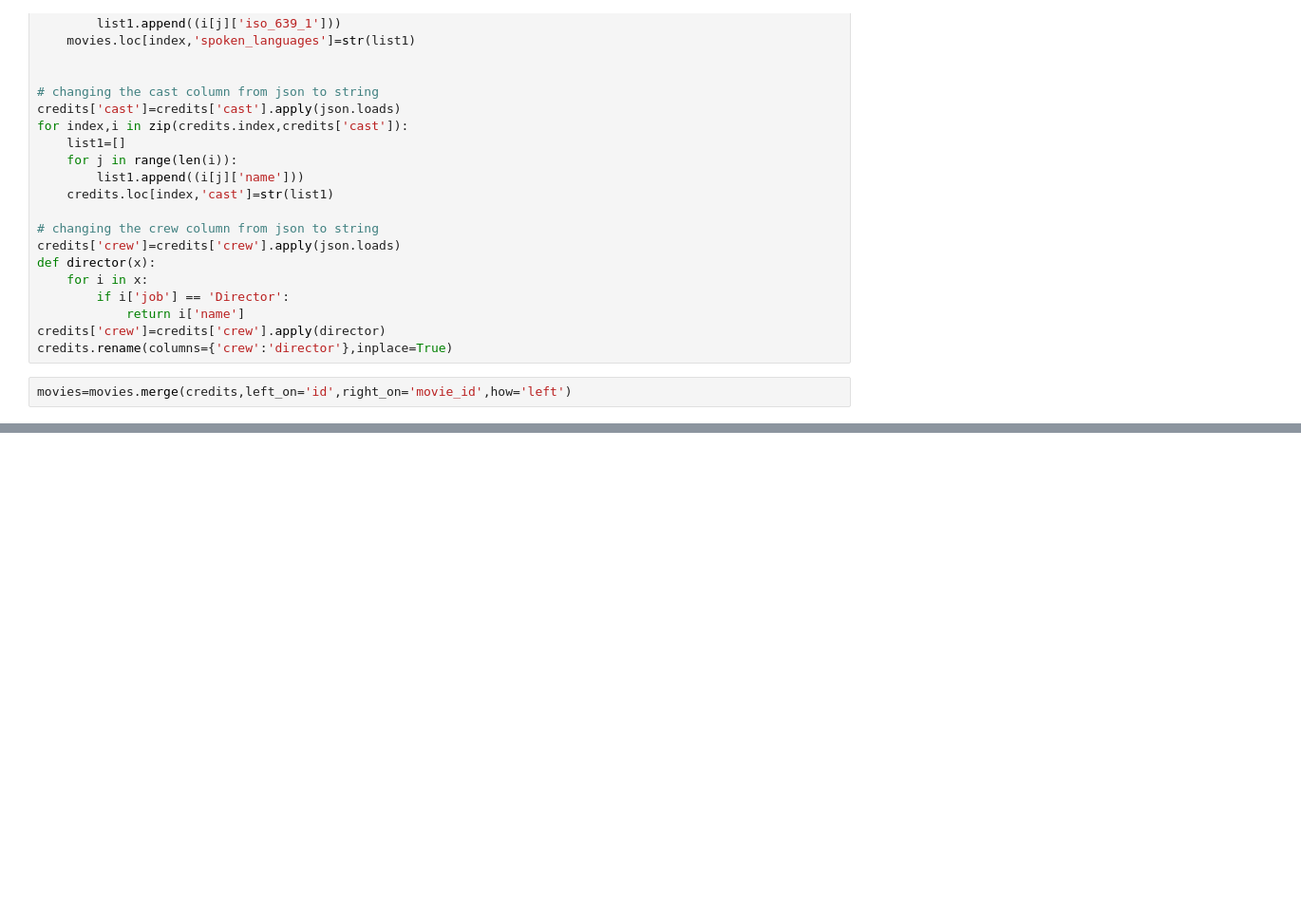
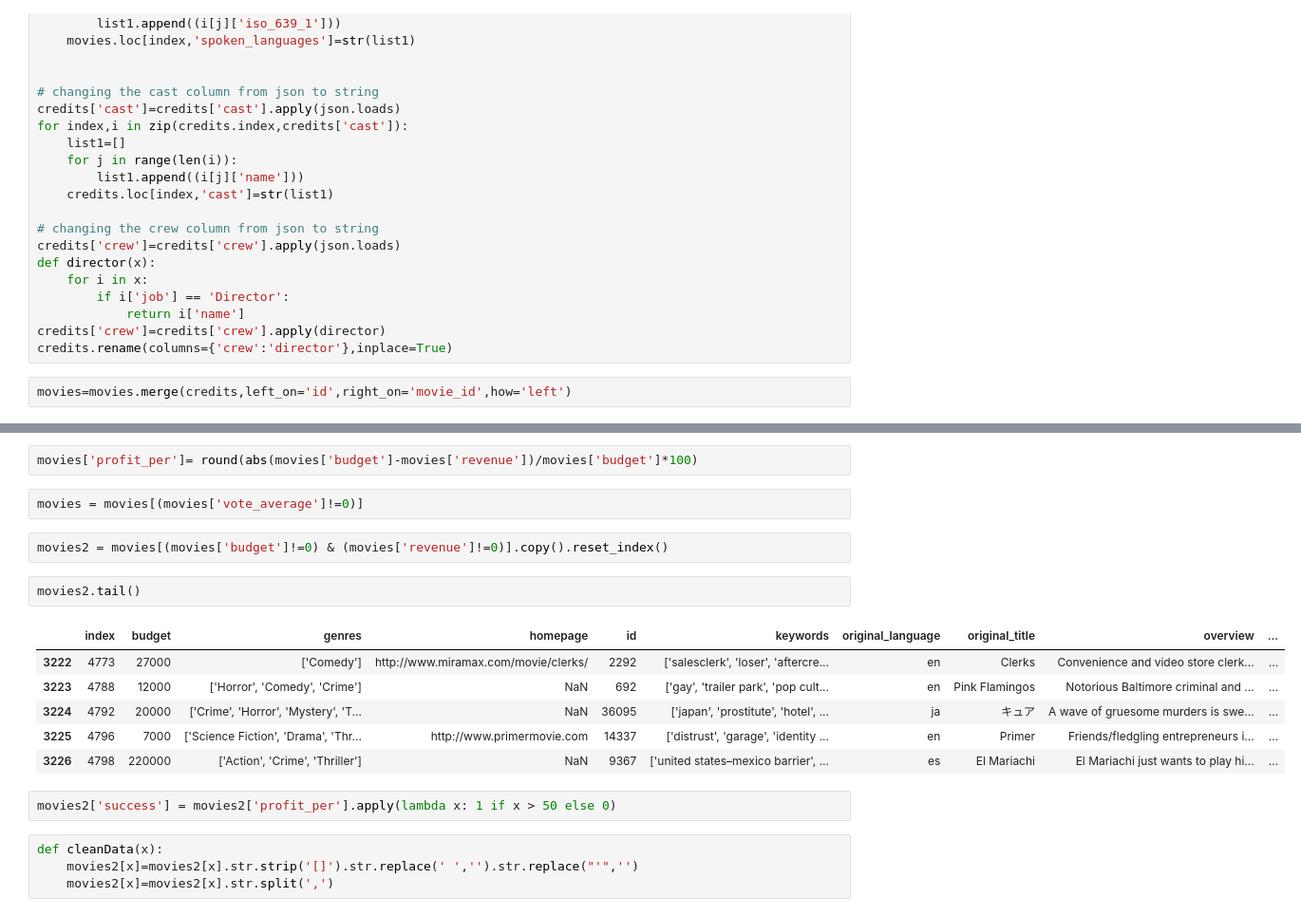
Before and after one commit to navendano11/NLP, a Jupyter notebook: NLP_tmdb.ipynb, the cells around one changed output, grey strips where cells are left out. Shown at 95% size. Saved outputs shown, nothing was run; the diff lists cells and outputs as text; blank space fills up the shorter version.

```diff
--- a/NLP_tmdb.ipynb
+++ b/NLP_tmdb.ipynb
@@ -116,0 +112,21 @@ movies[movies['title_x'].str.contains('mpire')]
+# %%
+movies['profit_per']= round(abs(movies['budget']-movies['revenue'])/movies['budget']*100)
+# %%
+movies = movies[(movies['vote_average']!=0)]
+# %%
+movies2 = movies[(movies['budget']!=0) & (movies['revenue']!=0)].copy().reset_index()
+# %%
+movies2.tail()
+# %% [output]
+|  | index | budget | genres | homepage | id | keywords | original_language | original_title | overview | ... |
+| 3222 | 4773 | 27000 | ['Comedy'] | http://www.miramax.com/movie/clerks/ | 2292 | ['salesclerk', 'loser', 'aftercre... | en | Clerks | Convenience and video store clerk... | ... |
+| 3223 | 4788 | 12000 | ['Horror', 'Comedy', 'Crime'] | NaN | 692 | ['gay', 'trailer park', 'pop cult... | en | Pink Flamingos | Notorious Baltimore criminal and ... | ... |
+| 3224 | 4792 | 20000 | ['Crime', 'Horror', 'Mystery', 'T... | NaN | 36095 | ['japan', 'prostitute', 'hotel', ... | ja | キュア | A wave of gruesome murders is swe... | ... |
+| 3225 | 4796 | 7000 | ['Science Fiction', 'Drama', 'Thr... | http://www.primermovie.com | 14337 | ['distrust', 'garage', 'identity ... | en | Primer | Friends/fledgling entrepreneurs i... | ... |
+| 3226 | 4798 | 220000 | ['Action', 'Crime', 'Thriller'] | NaN | 9367 | ['united states–mexico barrier', ... | es | El Mariachi | El Mariachi just wants to play hi... | ... |
+# %%
+movies2['success'] = movies2['profit_per'].apply(lambda x: 1 if x > 50 else 0)
+# %%
+def cleanData(x):
+    movies2[x]=movies2[x].str.strip('[]').str.replace(' ','').str.replace("'",'')
+    movies2[x]=movies2[x].str.split(',')
```
Also changed, not shown: parts of 18 cells of this notebook.
